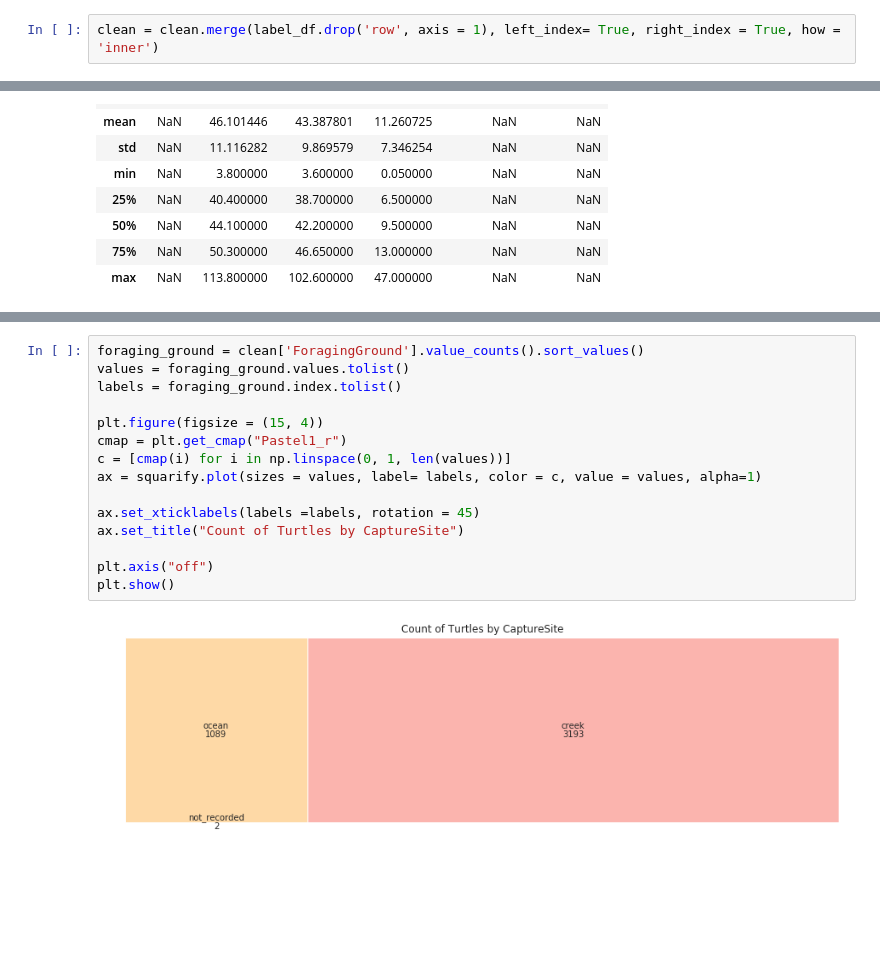
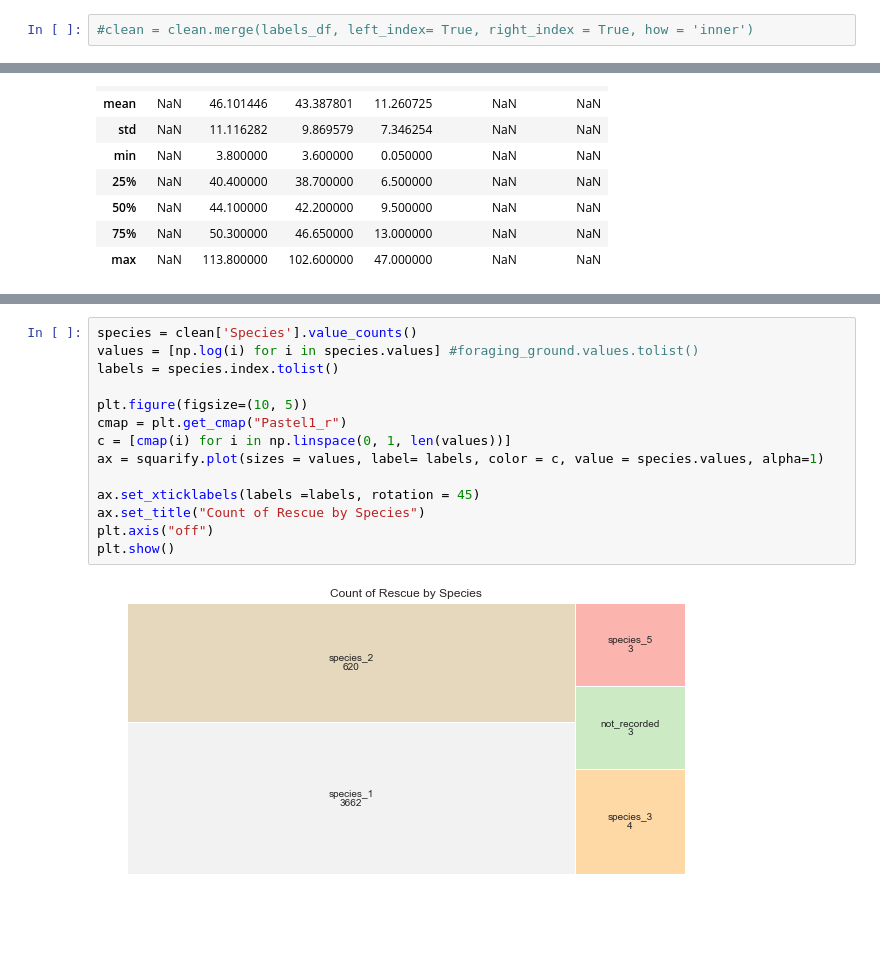
Before and after one commit to nyawanga/sea_turtles_rescue, a Jupyter notebook: Sea Turtle Rescue.ipynb, the cells around one changed output, grey strips where cells are left out. Cells and saved outputs as stored; diff of their text form; blank space fills up the shorter version.

```diff
--- a/Sea Turtle Rescue.ipynb
+++ b/Sea Turtle Rescue.ipynb
@@ -66,7 +66,7 @@ clean.shape, label_df.shape
 # %% [markdown]
 ### APPEND THE NEW DATAFRAME LABEL COLUMN TO THE CLEANED DATA
 # %%
-clean = clean.merge(label_df.drop('row', axis = 1), left_index= True, right_index = True, how = 'inner')
+#clean = clean.merge(labels_df, left_index= True, right_index = True, how = 'inner')
 # %%
 clean.shape
 # %% [output]
@@ -231,17 +284,16 @@ plt.show()
 # %%
-foraging_ground = clean['ForagingGround'].value_counts().sort_values()
-values = foraging_ground.values.tolist()
-labels = foraging_ground.index.tolist()
+species = clean['Species'].value_counts()
+values = [np.log(i) for i in species.values] #foraging_ground.values.tolist()
+labels = species.index.tolist()
 
-plt.figure(figsize = (15, 4))
+plt.figure(figsize=(10, 5))
 cmap = plt.get_cmap("Pastel1_r")
 c = [cmap(i) for i in np.linspace(0, 1, len(values))]
-ax = squarify.plot(sizes = values, label= labels, color = c, value = values, alpha=1)
+ax = squarify.plot(sizes = values, label= labels, color = c, value = species.values, alpha=1)
 
 ax.set_xticklabels(labels =labels, rotation = 45)
-ax.set_title("Count of Turtles by CaptureSite")
-
+ax.set_title("Count of Rescue by Species")
 plt.axis("off")
 plt.show()
 # %% [output]
-[figure, old version]
+[figure, new version]
```
Also changed, not shown: parts of 15 cells of this notebook.
